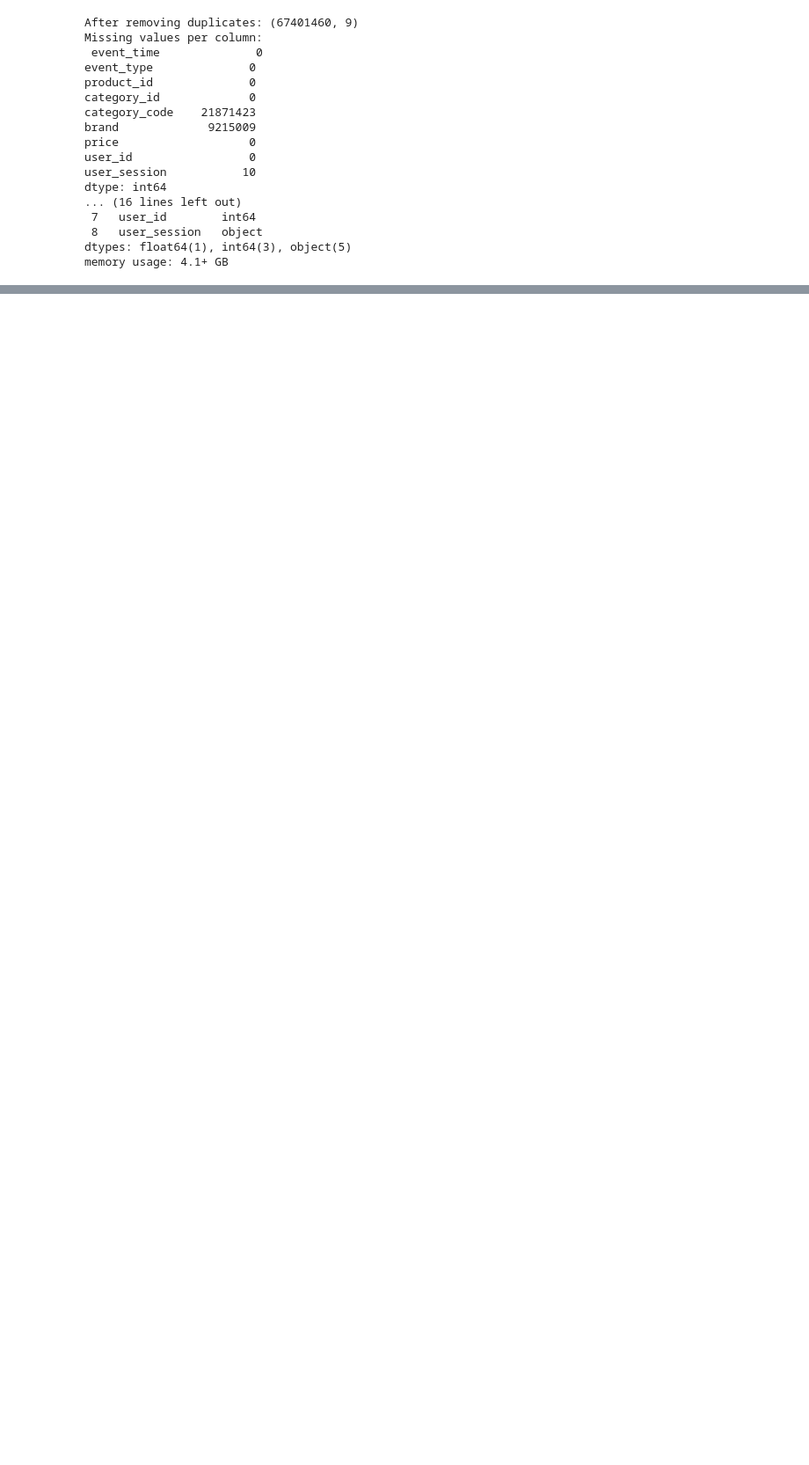
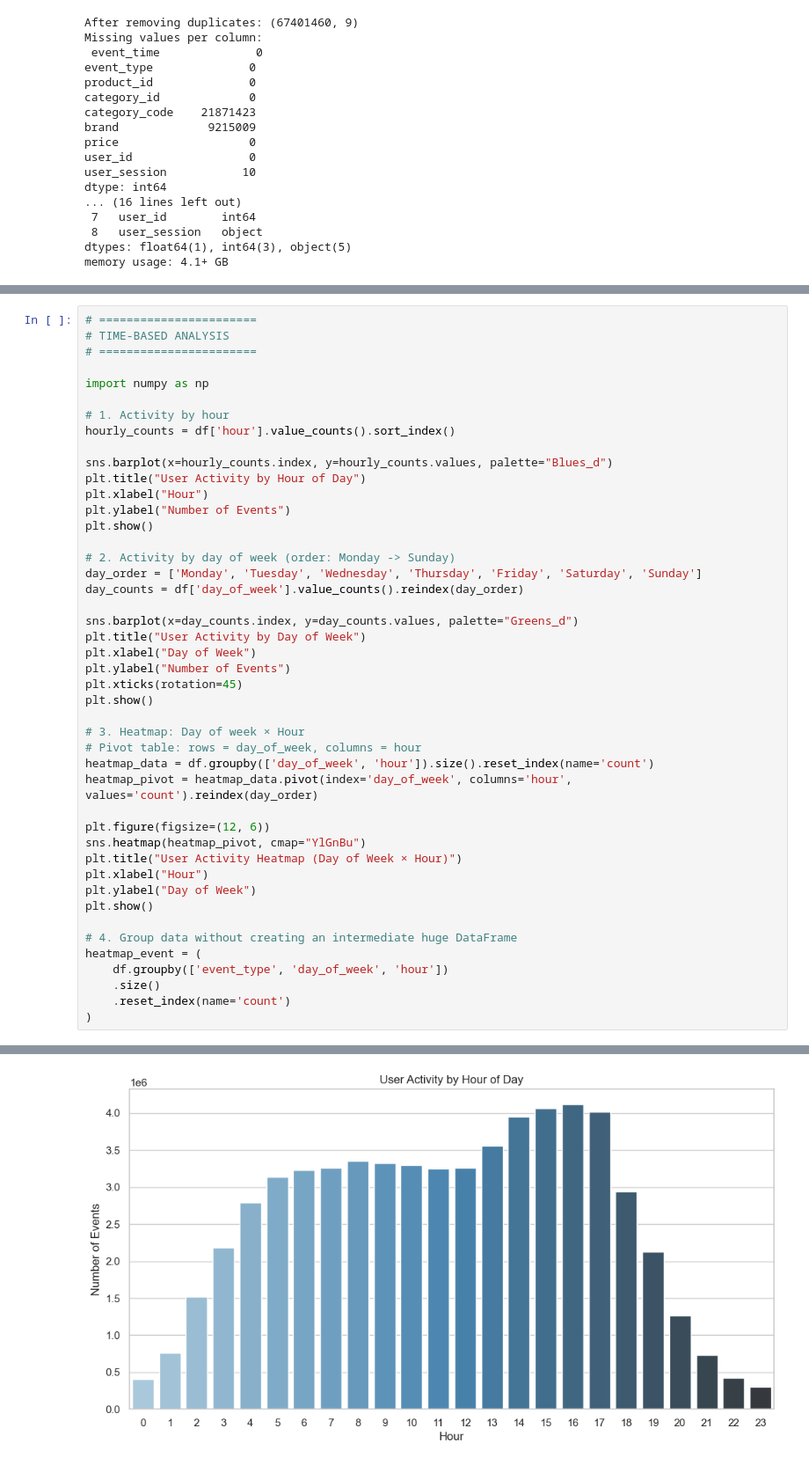
Before and after one commit to Oughtteaugh/ecommerce-behavior-analysis, a Jupyter notebook: notebooks/analysis.ipynb, the cells around one changed output, grey strips where cells are left out. Shown at 88% size. Drawn from its saved outputs; the diff is of its cells as text; blank space fills up the shorter version.

```diff
--- a/notebooks/analysis.ipynb
+++ b/notebooks/analysis.ipynb
@@ -118,3 +118,49 @@ df.head()
 | 2 | 2019-11-01 00:00:01+00:00 | view | 17302664 | 2053013553853497655 | NaN | creed | 28.31 | 561587266 | ... |
 | 3 | 2019-11-01 00:00:01+00:00 | view | 3601530 | 2053013563810775923 | appliances.kitchen.washer | lg | 712.87 | 518085591 | ... |
 | 4 | 2019-11-01 00:00:01+00:00 | view | 1004775 | 2053013555631882655 | electronics.smartphone | xiaomi | 183.27 | 558856683 | ... |
+# %%
+# =======================
+# TIME-BASED ANALYSIS
+# =======================
+
+import numpy as np
+
+# 1. Activity by hour
+hourly_counts = df['hour'].value_counts().sort_index()
+
+sns.barplot(x=hourly_counts.index, y=hourly_counts.values, palette="Blues_d")
+plt.title("User Activity by Hour of Day")
+plt.xlabel("Hour")
+plt.ylabel("Number of Events")
+plt.show()
+
+# 2. Activity by day of week (order: Monday -> Sunday)
+day_order = ['Monday', 'Tuesday', 'Wednesday', 'Thursday', 'Friday', 'Saturday', 'Sunday']
+day_counts = df['day_of_week'].value_counts().reindex(day_order)
+
+sns.barplot(x=day_counts.index, y=day_counts.values, palette="Greens_d")
+plt.title("User Activity by Day of Week")
+plt.xlabel("Day of Week")
+plt.ylabel("Number of Events")
+plt.xticks(rotation=45)
+plt.show()
+
+# 3. Heatmap: Day of week × Hour
+# Pivot table: rows = day_of_week, columns = hour
+heatmap_data = df.groupby(['day_of_week', 'hour']).size().reset_index(name='count')
+heatmap_pivot = heatmap_data.pivot(index='day_of_week', columns='hour', values='count').reindex(day_order)
+
+plt.figure(figsize=(12, 6))
+sns.heatmap(heatmap_pivot, cmap="YlGnBu")
+plt.title("User Activity Heatmap (Day of Week × Hour)")
+plt.xlabel("Hour")
+plt.ylabel("Day of Week")
+plt.show()
+
+# 4. Group data without creating an intermediate huge DataFrame
+heatmap_event = (
+    df.groupby(['event_type', 'day_of_week', 'hour'])
+    .size()
+    .reset_index(name='count')
+)
+# %% [output]
@@ -120,0 +170 @@ df.head()
+[figure, added]
```
Also changed, not shown: parts of 3 cells of this notebook.
